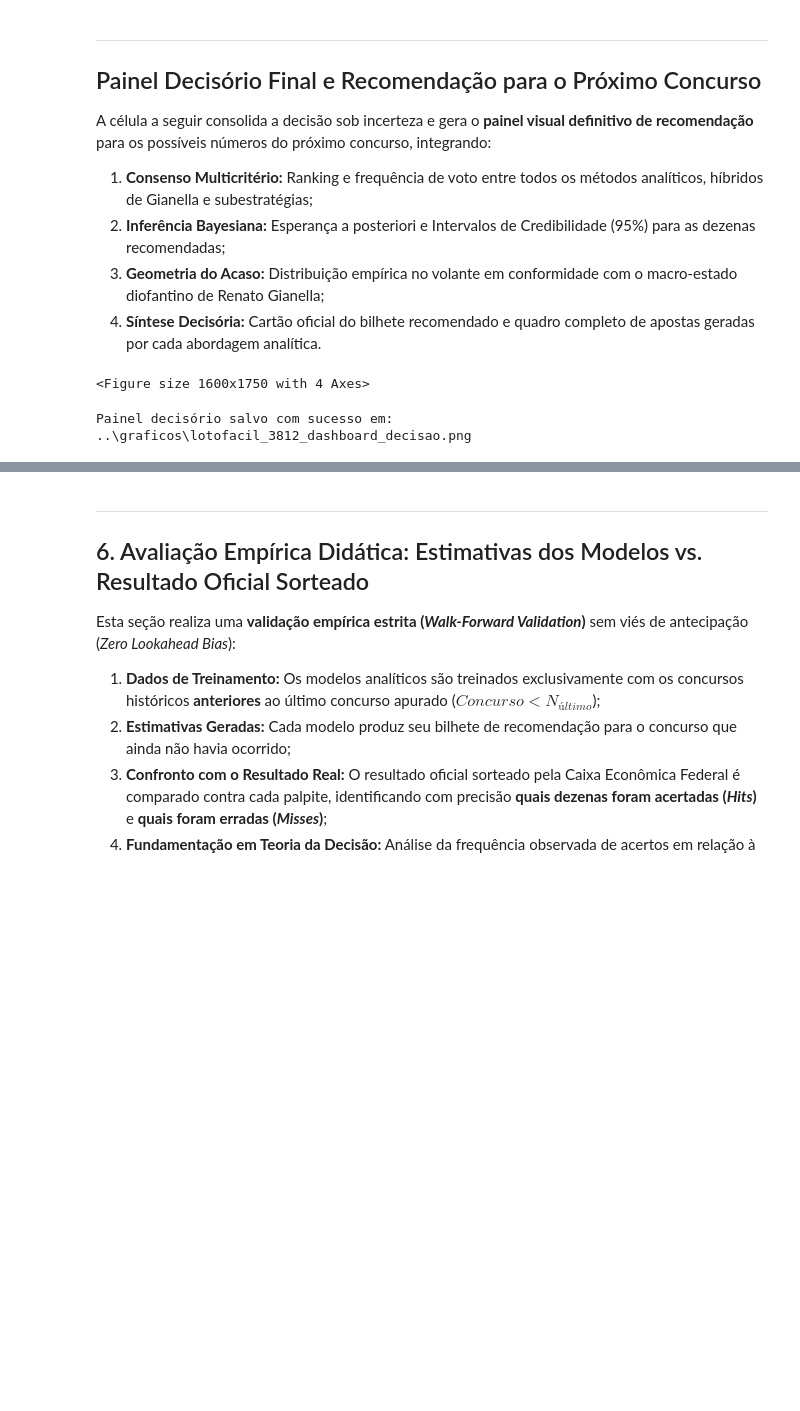
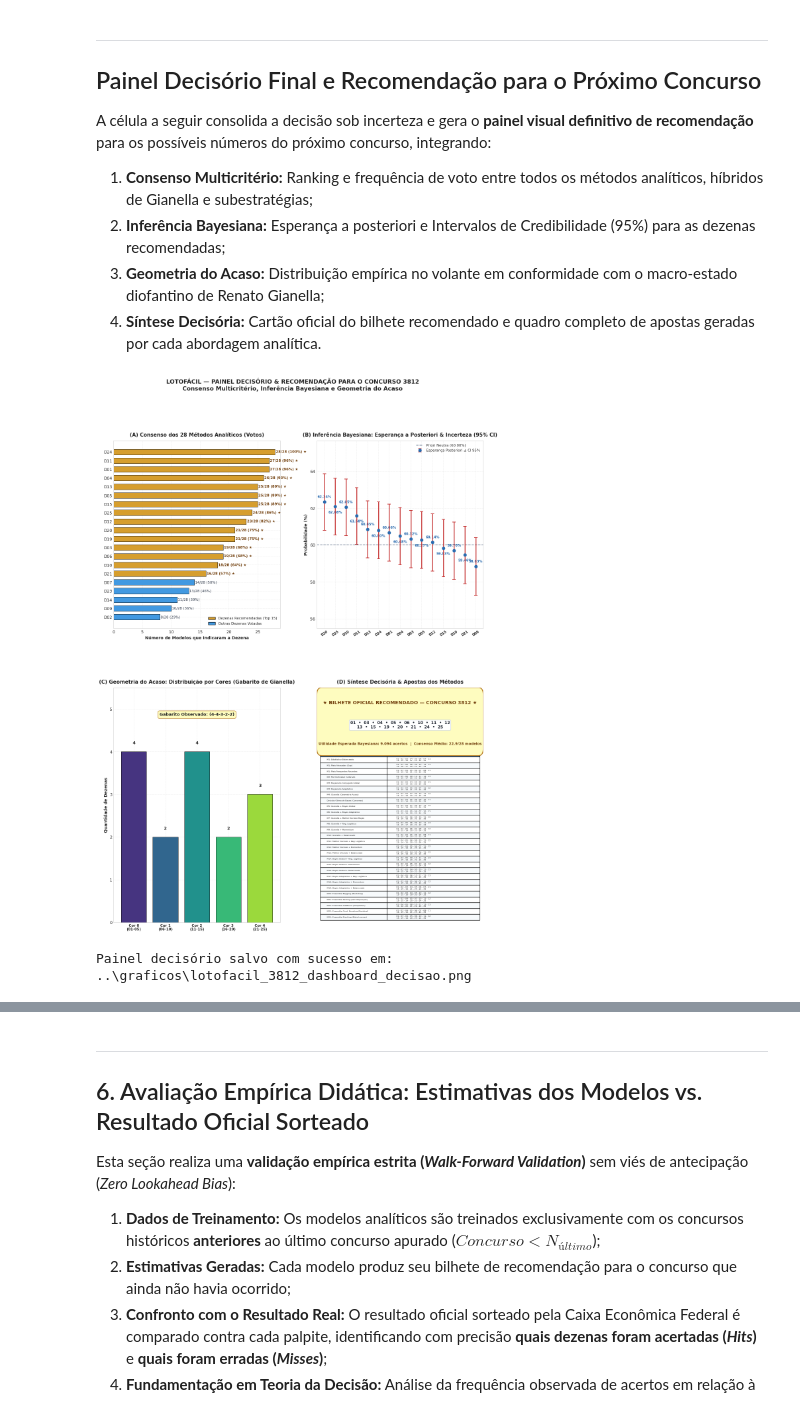
Before and after one commit to vinicius-matos7/teoria-da-decisao-loterias, a Jupyter notebook: notebooks/lotofacil.ipynb, the cells around one changed output, grey strips where cells are left out. Cells and saved outputs as stored; diff of their text form; code cells hidden in the pictures; blank space fills up the shorter version.

```diff
--- a/notebooks/lotofacil.ipynb
+++ b/notebooks/lotofacil.ipynb
@@ -448,7 +458,7 @@ A célula a seguir consolida a decisão sob incerteza e gera o **painel visual d
 # Visualização Sofisticada: Consenso, Inferência Bayesiana e Gabarito de Gianella
 # ==============================================================================
 
-fig = plt.figure(figsize=(16, 17.5), dpi=100)
+fig = plt.figure(figsize=(16, 21.0), dpi=90)
 gs = fig.add_gridspec(2, 2, height_ratios=[1, 1.25], hspace=0.28, wspace=0.22)
 
 # Extração dos dados consolidados
@@ -605,7 +615,7 @@ method_name_map = {
     'Metodo 5 (Gianella + Bayes Global)': 'M5: Gianella + Bayes Global',
     'Metodo 6 (Gianella + Bayes Adaptativo)': 'M6: Gianella + Bayes Adaptativo',
     'Metodo 7 (Gianella + Melhor Decisao de Bayes)': 'M7: Gianella + Melhor Decisão Bayes',
-    'Metodo 8 (Gianella + Regressao Logistica)': 'M8: Gianella + Regressão Logística',
+    'Metodo 8 (Gianella + Regressao Logistica)': 'M8: Gianella + Reg. Logística',
     'Metodo 9 (Gianella + Freq/Atraso Momentum)': 'M9: Gianella + Momentum',
     'Metodo 10 (Gianella + Freq/Atraso Balanceado)': 'M10: Gianella + Balanceado',
     'Metodo 11 (Melhor Decisao Bayes + Regressao Logistica)': 'M11: Melhor Decisão + Reg. Logística',
@@ -617,6 +627,11 @@ method_name_map = {
     'Metodo 17 (Bayes Adaptativo + Regressao Logistica)': 'M17: Bayes Adaptativo + Reg. Logística',
     'Metodo 18 (Bayes Adaptativo + Frequencia/Atraso Momentum)': 'M18: Bayes Adaptativo + Momentum',
     'Metodo 19 (Bayes Adaptativo + Frequencia/Atraso Balanceado)': 'M19: Bayes Adaptativo + Balanceado',
+    'Metodo 20 (Ensemble Bagging - Bootstrap Aggregating)': 'M20: Ensemble Bagging (Bootstrap)',
+    'Metodo 21 (Ensemble Pasting - Non-replacement Aggregating)': 'M21: Ensemble Pasting (Sem Reposição)',
+    'Metodo 22 (Ensemble AdaBoost - Adaptive Boosting)': 'M22: Ensemble AdaBoost (Adaptativo)',
+    'Metodo 23 (Ensemble Gradient Boosting - Residual Boosting)': 'M23: Ensemble Grad. Boosting (Residual)',
+    'Metodo 24 (Ensemble Stacking - Stacked Generalization)': 'M24: Ensemble Stacking (Meta-Learner)',
 }
 
 # Quadro Resumo das Apostas (sem truncar dezenas!)
@@ -631,38 +646,38 @@ for name_m, bet_list in all_preds.items():
     table_data.append([clean_name, f_bet])
 
 tab = ax_d.table(cellText=table_data, colLabels=["Método Analítico", f"Palpite {next_concurso}"],
-                 cellLoc='left', loc='lower center', colWidths=[0.40, 0.60], bbox=[0.02, 0.01, 0.96, 0.69])
+                 cellLoc='left', loc='lower center', colWidths=[0.42, 0.58], bbox=[0.02, 0.01, 0.96, 0.72])
 tab.auto_set_font_size(False)
-tab.set_fontsize(5.7 if len(bet_consenso) > 10 else 6.4)
+tab.set_fontsize(4.8 if len(bet_consenso) > 10 else 5.4)
 
 for (r_idx, c_idx), cell in tab.get_celld().items():
     if r_idx == 0:
         cell.set_facecolor('#2B6CB0')
         cell.set_text_props(color='white', fontweight='bold')
     else:
         cell.set_facecolor('#FFFFFF' if r_idx % 2 == 1 else '#F7FAFC')
         if c_idx == 1:
             cell.set_text_props(linespacing=1.1)
 
 ax_d.set_title(f'(D) Síntese Decisória & Apostas dos Métodos', fontsize=12, fontweight='bold', pad=10)
 
 fig.suptitle(f"LOTOFÁCIL — PAINEL DECISÓRIO & RECOMENDAÇÃO PARA O CONCURSO {next_concurso}\n"
              f"Consenso Multicritério, Inferência Bayesiana e Geometria do Acaso",
              fontsize=14, fontweight='bold', y=0.98)
 
 # Salvar e exibir
 graficos_dir = os.path.join('..', 'graficos') if os.path.exists(os.path.join('..', 'graficos')) else 'graficos'
 os.makedirs(graficos_dir, exist_ok=True)
 game_prefix = cfg.get('prefix', 'mega_sena' if cfg['n_dezenas'] == 60 else ('lotofacil' if cfg['n_dezenas'] == 25 else 'quina'))
 out_fig_path = os.path.join(graficos_dir, f"{game_prefix}_{next_concurso}_dashboard_decisao.png")
 fig.savefig(out_fig_path, dpi=120, bbox_inches='tight')
 out_fig_generic = os.path.join(graficos_dir, f"{game_prefix}_dashboard_decisao.png")
 fig.savefig(out_fig_generic, dpi=120, bbox_inches='tight')
 plt.show()
 print(f"Painel decisório salvo com sucesso em: {out_fig_path}")
 # %% [output]
+[figure, added]
-<Figure size 1600x1750 with 4 Axes>
+Painel decisório salvo com sucesso em: ..\graficos\lotofacil_3812_dashboard_decisao.png
-Painel decisório salvo com sucesso em: ..\graficos\lotofacil_3812_dashboard_decisao.png
 # %% [markdown]
 ### 📊 Painel Decisório & Recomendação Oficial (Lotofácil)
 ![Painel Decisório - Lotofácil](../graficos/lotofacil_dashboard_decisao.png)
```
Also changed, not shown: parts of 7 cells of this notebook, 17 other files.
